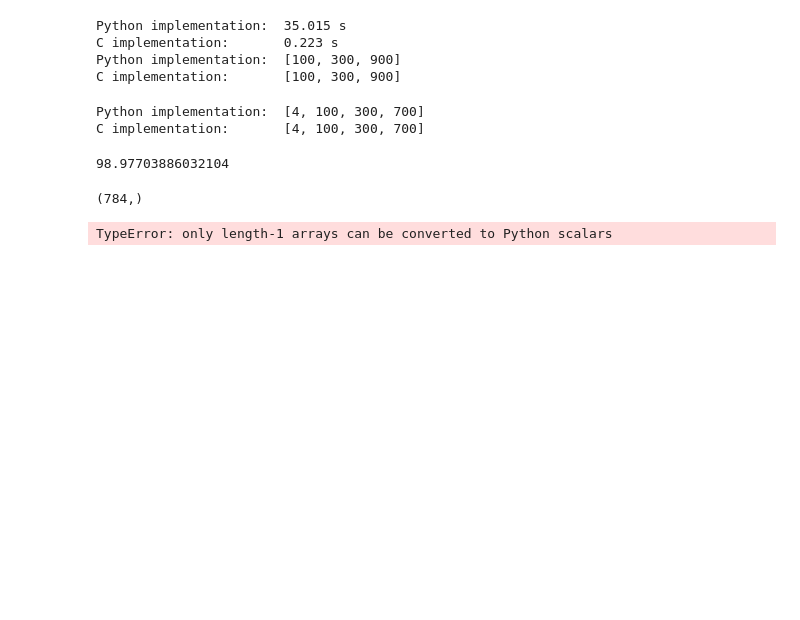
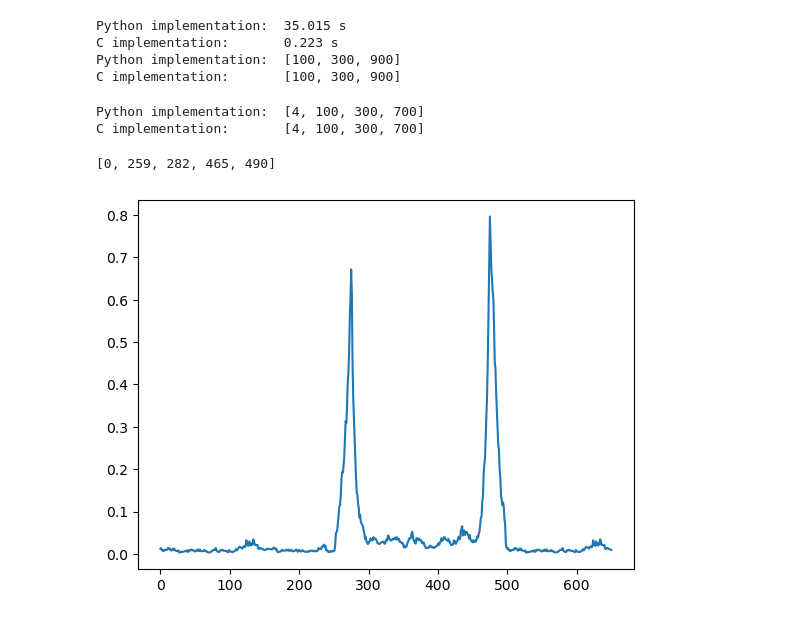
Before and after one commit to jsve96/SWDCPD, a Jupyter notebook: ChangeDetection/ECP-MNIST.ipynb, the cells around one changed output. Drawn from its saved outputs; the diff is of its cells as text; code cells hidden in the pictures; blank space fills up the shorter version.

```diff
--- a/ChangeDetection/ECP-MNIST.ipynb
+++ b/ChangeDetection/ECP-MNIST.ipynb
@@ -95,9 +112,5 @@ print(f"C implementation:\t{bkps_c}")
 # %% [output]
 Python implementation:  [4, 100, 300, 700]
 C implementation:       [4, 100, 300, 700]
-# %%
-print(end-start)
-# %% [output]
-98.97703886032104
 # %%
 import changepoint as cpt
@@ -106,14 +117,20 @@ cpd = cpt.Bocpd(prior=cpt.NormalGamma(),lam=12)
 # %%
 import random
 import numpy as np
 
-n = len(X)
+cpd = cpt.Bocpd(prior=cpt.NormalGamma(),lam=150)
+df_one = pd.read_csv('df_out.csv').iloc[:,1]
+
+df_one.plot()
+X_1 = df_one
+n = len(X_1)
+
+
 change_point_history = np.zeros((n, n))
-for i, x in enumerate(X):
-    print(x.shape)
-    cpd.step(x)
+for i, x in enumerate(X_1):
+    change_point_history[i, : i + 1] = cpd.step(x)#cpd.step(x)
 
 print(cpt.map_changepoints(change_point_history))
 # %% [output]
-(784,)
+[0, 259, 282, 465, 490]
-TypeError: only length-1 arrays can be converted to Python scalars
+[figure, added]
```
Also changed, not shown: parts of 7 cells of this notebook, 5 other files.
